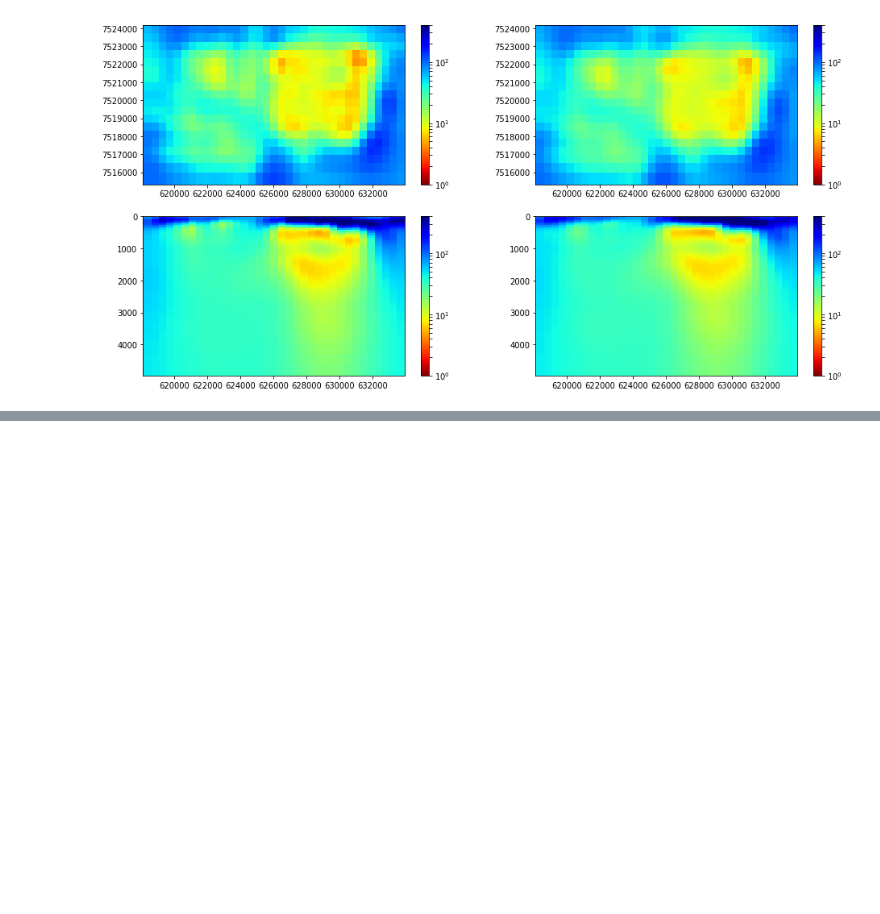
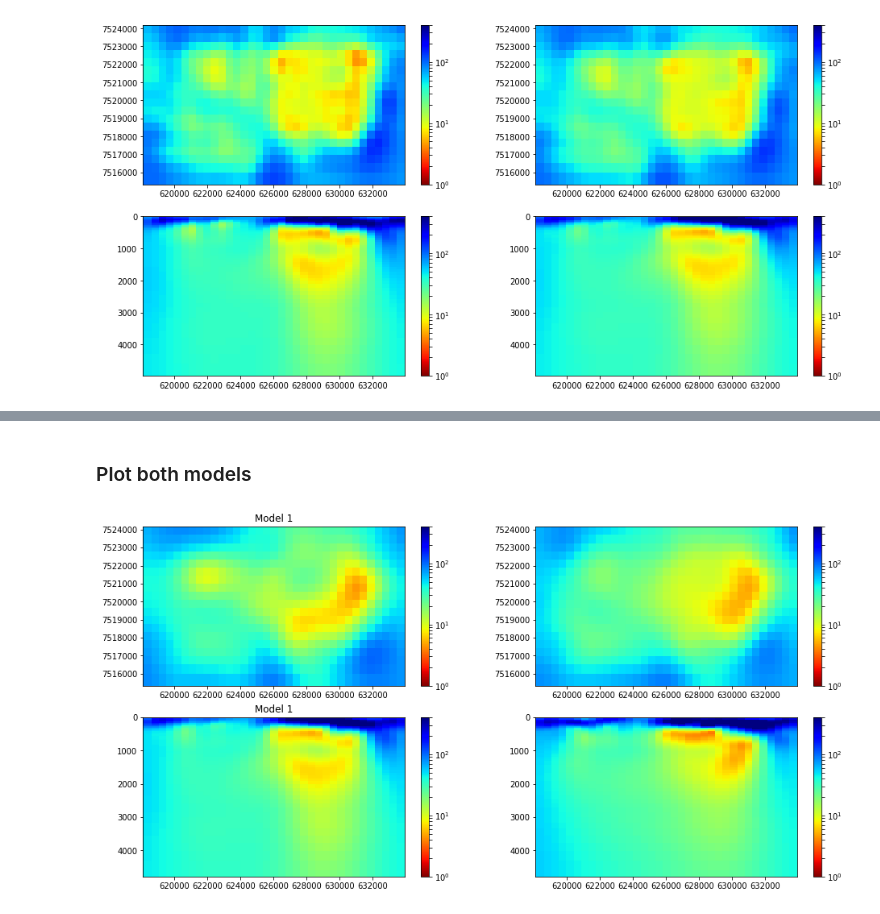
Before and after one commit to florasolon/interpolation_misc, a Jupyter notebook: comparing-models.ipynb, the cells around one changed output, grey strips where cells are left out. Drawn from its saved outputs; the diff is of its cells as text; code cells hidden in the pictures; blank space fills up the shorter version.

```diff
--- a/comparing-models.ipynb
+++ b/comparing-models.ipynb
@@ -223,0 +292,43 @@ plt.show()
+# %%
+my_interpolating_function = RegularGridInterpolator((xa2, ya2, za2), rho2_n, method='linear')
+# %%
+model2_int = my_interpolating_function(pts)
+# %%
+model2_int = model2_int.reshape(x0n,y0n,z0n)
+# %%
+# choose depth and yz slice
+
+z_plot = np.argmin(np.abs(za-1500))
+x_plot = np.argmin(np.abs(xa-7519000))
+# %% [markdown]
+### Plot both models
+# %%
+plt.figure(figsize=(16,8))
+
+plt.subplot(2,2,1)
+plt.pcolor(east,north,model1_int[:,:,z_plot],cmap=cmap_r,norm = LogNorm(vmin=1, vmax=400))
+#plt.plot(x1,y1,'ko')
+#plt.plot(x0,y0,'ro')
+plt.title('Model 1')
+plt.colorbar()
+
+plt.subplot(2,2,2)
+plt.pcolor(east,north,model2_int[:,:,z_plot],cmap=cmap_r,norm = LogNorm(vmin=1, vmax=400))
+#plt.plot(x1,y1,'ko')
+#plt.plot(x0,y0,'ro')
+plt.colorbar()
+
+plt.subplot(2,2,3)
+plt.pcolor(east1,depth,model1_int[x_plot,:,:],cmap=cmap_r,norm = LogNorm(vmin=1, vmax=400))
+plt.ylim(np.max(dz0),0)
+plt.title('Model 1')
+plt.colorbar()
+
+plt.subplot(2,2,4)
+plt.pcolor(east1,depth,model2_int[x_plot,:,:],cmap=cmap_r,norm = LogNorm(vmin=1, vmax=400))
+plt.ylim(np.max(dz0),0)
+plt.colorbar()
+
+plt.show()
+# %% [output]
+[figure, added]
```
Also changed, not shown: parts of 11 cells of this notebook.
